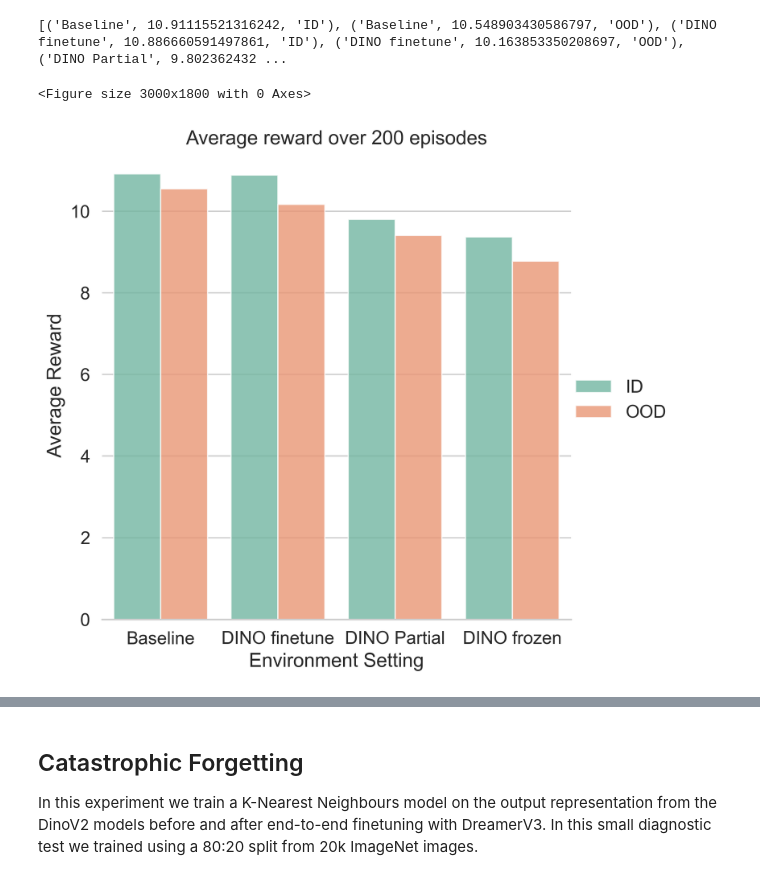
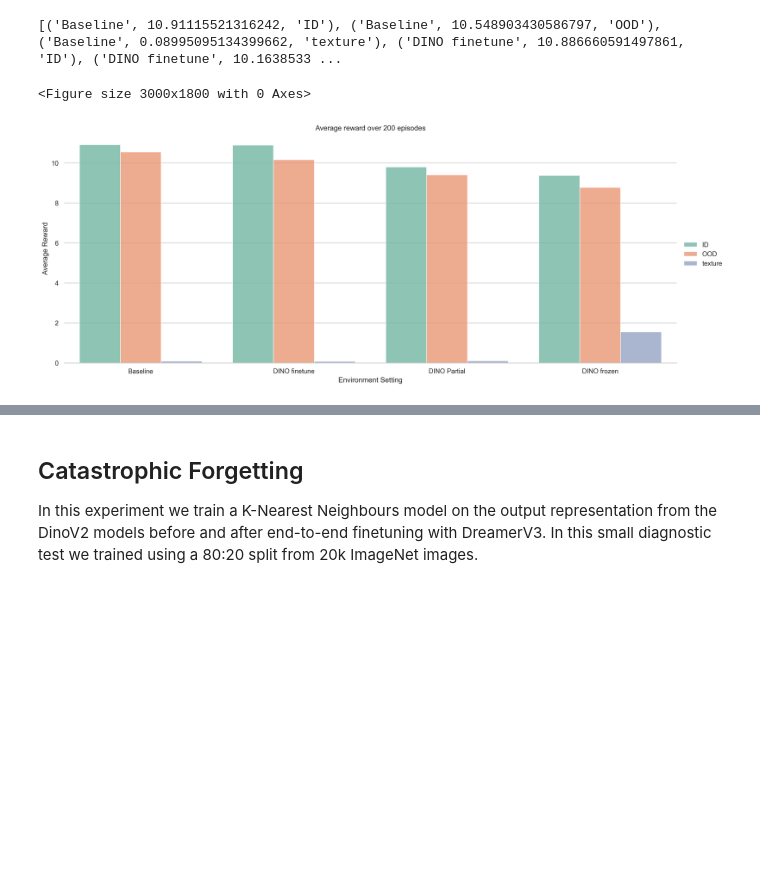
Before and after one commit to JottScones/PVMs-with-DreamerV3, a Jupyter notebook: plot_eval_results.ipynb, the cells around one changed output, grey strips where cells are left out. Drawn from its saved outputs; the diff is of its cells as text; code cells hidden in the pictures; blank space fills up the shorter version.

```diff
--- a/plot_eval_results.ipynb
+++ b/plot_eval_results.ipynb
@@ -35,7 +35,7 @@ def plot_maniskill(files_labels=[], output=None):
 
     g = sns.catplot(
         kind="bar", x=labels, y=bars, hue=hue,
-        errorbar="sd", palette="Set2", alpha=.8, height=6
+        errorbar="sd", palette="Set2", alpha=.8, height=6, aspect=2.5
     )
     g.despine(left=True)
 
@@ -68,7 +68,7 @@ def plot_carla(files_labels=[], output=None):
 
     plt.xlabel("Environment Setting")
     plt.ylabel("Average Reward")
-    plt.title(f"Average reward over 50 episodes")
+    plt.title(f"Average reward over 50 episodes and 3 seeds")
     # plt.tight_layout()
     if output:
         plt.savefig(output, dpi=300)
@@ -77,20 +77,27 @@ def plot_carla(files_labels=[], output=None):
 # %%
 plot_maniskill(
     files_labels=[
-        ("logdir/baseline_pick_ycb_eval_ID/", "Baseline ID"),
-        ("logdir/baseline_pick_ycb_eval_OOD/", "Baseline OOD"),
-        ("logdir/DINOFT_pick_ycb_eval_ID/", "DINO finetune ID"),
-        ("logdir/DINOFT_pick_ycb_eval_OOD/", "DINO finetune OOD"),
-        ("logdir/DINOPartial_pick_ycb_eval_ID/", "DINO Partial ID"),
-        ("logdir/DINOPartial_pick_ycb_eval_OOD/", "DINO Partial OOD"),
-        ("logdir/DINOFreeze_pick_ycb_eval_ID/", "DINO frozen ID"),
-        ("logdir/DINOFreeze_pick_ycb_eval_OOD/", "DINO frozen OOD"),
+        ("logdir/PICK_YCB/baseline_pick_ycb_eval_ID/", "Baseline ID"),
+        ("logdir/PICK_YCB/baseline_pick_ycb_eval_OOD/", "Baseline OOD"),
+        ("logdir/baseline_pick_ycb_eval_OD_texture/", "Baseline texture"),
+
+        ("logdir/PICK_YCB/DINOFT_pick_ycb_eval_ID/", "DINO finetune ID"),
+        ("logdir/PICK_YCB/DINOFT_pick_ycb_eval_OOD/", "DINO finetune OOD"),
+        ("logdir/DINOFT_pick_ycb_eval_OD_texture/", "DINO finetune texture"),
+
+        ("logdir/PICK_YCB/DINOPartial_pick_ycb_eval_ID/", "DINO Partial ID"),
+        ("logdir/PICK_YCB/DINOPartial_pick_ycb_eval_OOD/", "DINO Partial OOD"),
+        ("logdir/DINOPartial_pick_ycb_eval_OD_texture/", "DINO Partial texture"),
+
+        ("logdir/PICK_YCB/DINOFreeze_pick_ycb_eval_ID/", "DINO frozen ID"),
+        ("logdir/PICK_YCB/DINOFreeze_pick_ycb_eval_OOD/", "DINO frozen OOD"),
+        ("logdir/DINOFreeze_pick_ycb_eval_OD_texture/", "DINO frozen texture"),
     ]
 )
 # %% [output]
-[('Baseline', 10.91115521316242, 'ID'), ('Baseline', 10.548903430586797, 'OOD'), ('DINO finetune', 10.886660591497861, 'ID'), ('DINO finetune', 10.163853350208697, 'OOD'), ('DINO Partial', 9.802362432 ...
+[('Baseline', 10.91115521316242, 'ID'), ('Baseline', 10.548903430586797, 'OOD'), ('Baseline', 0.08995095134399662, 'texture'), ('DINO finetune', 10.886660591497861, 'ID'), ('DINO finetune', 10.1638533 ...
 <Figure size 3000x1800 with 0 Axes>
-[figure, old version]
+[figure, new version]
 # %%
 plot_carla(
     files_labels=[
```
Also changed, not shown: parts of 1 cell of this notebook, 1 other file.
